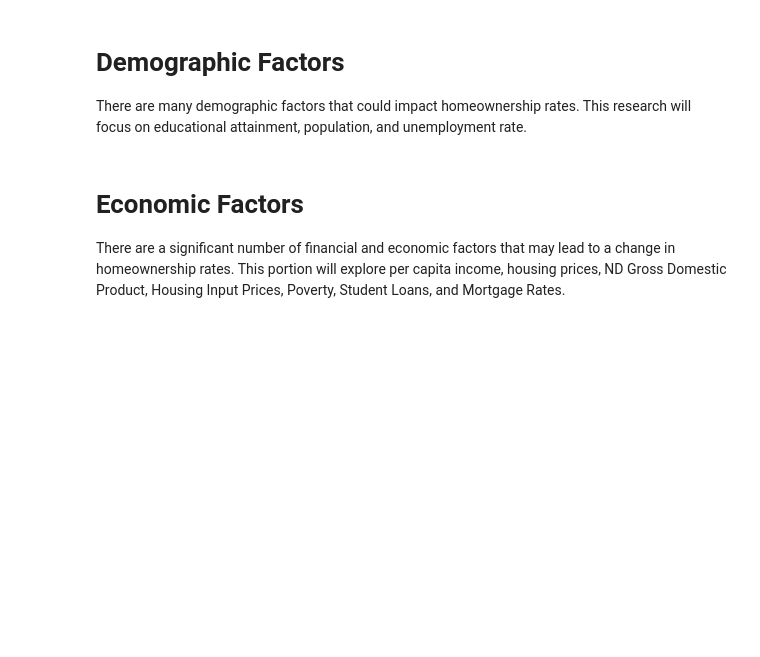
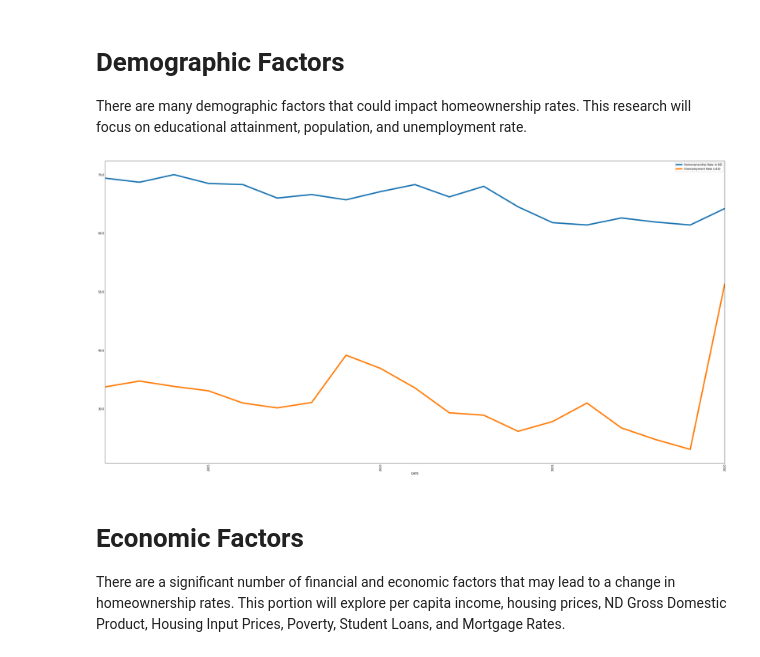
Before and after one commit to cadenwurzbacher/Computational-Economics-Submissions, a Jupyter notebook: FP/Rough Draft.ipynb, the cells around one changed output. Cells and saved outputs as stored; diff of their text form; code cells hidden in the pictures; blank space fills up the shorter version.

```diff
--- a/FP/Rough Draft.ipynb
+++ b/FP/Rough Draft.ipynb
@@ -150,6 +149,12 @@ plot_lines(df = data[data1], linewidth = 5, figsize = (40, 20), pp = None)
 # Demographic Factors
 
 There are many demographic factors that could impact homeownership rates. This research will focus on educational attainment, population, and unemployment rate.
+# %%
+data["Unemployment Rate (x10)"] = data["Unemployment Rate"]*10
+data1 = ["Homeownership Rate in ND", "Unemployment Rate (x10)"]
+plot_lines(df = data[data1], linewidth = 5, figsize = (40, 20), pp = None)
+# %% [output]
+[figure, added]
 # %% [markdown]
 # Economic Factors
 
```
Also changed, not shown: parts of 2 cells of this notebook.
